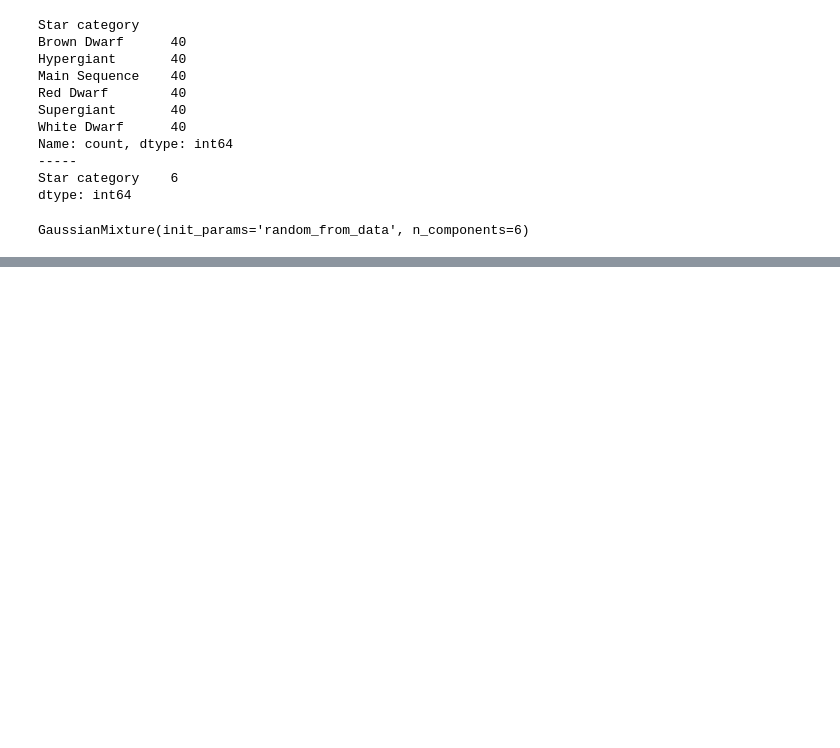
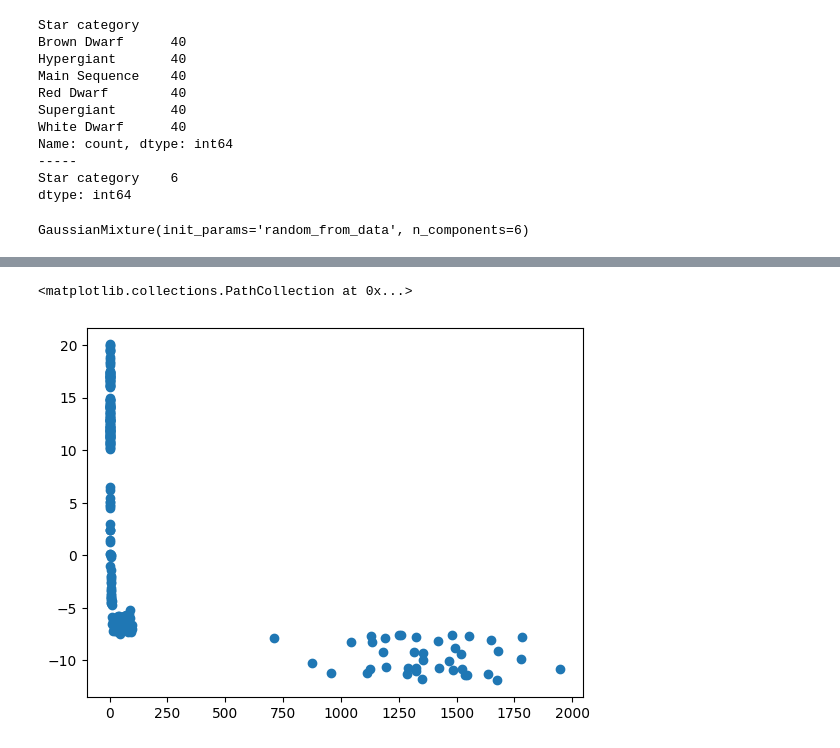
Before and after one commit to BenjaminPINEAU/star-class-prediction, a Jupyter notebook: main.ipynb, the cells around one changed output, grey strips where cells are left out. Cells and saved outputs as stored; diff of their text form; code cells hidden in the pictures; blank space fills up the shorter version.

Commit message:
plot blob

```diff
--- a/main.ipynb
+++ b/main.ipynb
@@ -123,0 +124,8 @@ plt.show()
+# %%
+star_data_model_pd = pd.DataFrame(star_data_model, columns = ['Temperature (K)', 'Luminosity (L/Lo)', 'Radius (R/Ro)',
+       'Absolute magnitude (Mv)', 'Star color',
+       'Spectral Class'])
+plt.scatter(star_data_model_pd['Radius (R/Ro)'], star_data_model_pd['Absolute magnitude (Mv)'])
+# %% [output]
+<matplotlib.collections.PathCollection at 0x...>
+[figure, added]
```
Also changed, not shown: parts of 3 cells of this notebook.
